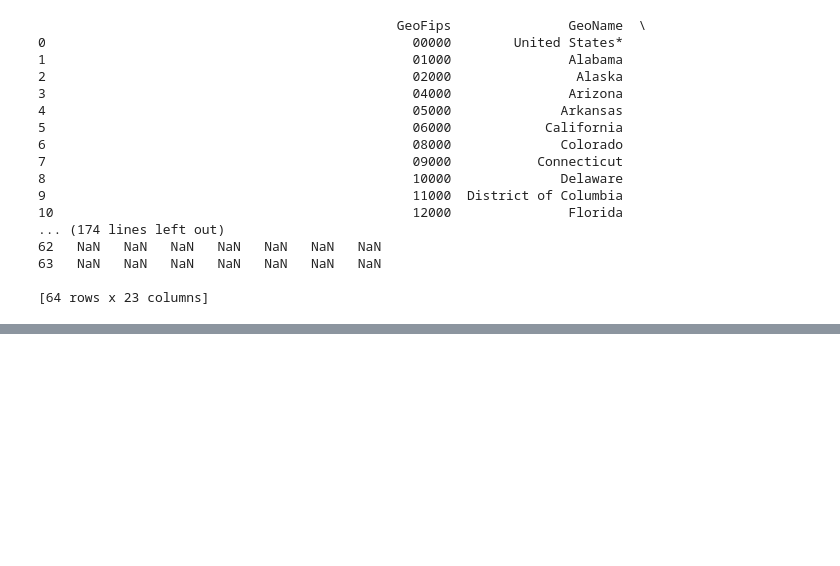
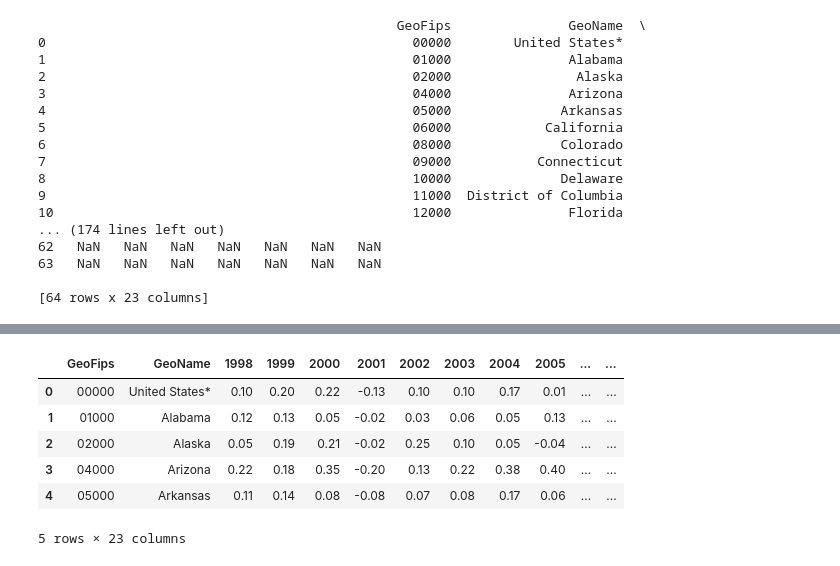
Before and after one commit to epayne323/ProjectOneRepo, a Jupyter notebook: Notebooks/Working_DataCleanup_RM.ipynb, the cells around one changed output, grey strips where cells are left out. Saved outputs shown, nothing was run; the diff lists cells and outputs as text; code cells hidden in the pictures; blank space fills up the shorter version.

```diff
--- a/Notebooks/Working_DataCleanup_RM.ipynb
+++ b/Notebooks/Working_DataCleanup_RM.ipynb
@@ -1030,0 +1072,3 @@ print(GDP_rec)
+# %%
+GDP_rec_df = GDP_rec_df[:-4]
+GDP_rec_df.count()
@@ -1030,0 +1093,10 @@ print(GDP_rec)
+# %%
+GDP_rec_df.head()
+# %% [output]
+|  | GeoFips | GeoName | 1998 | 1999 | 2000 | 2001 | 2002 | 2003 | 2004 | 2005 | ... | ... |
+| 0 | 00000 | United States* | 0.10 | 0.20 | 0.22 | -0.13 | 0.10 | 0.10 | 0.17 | 0.01 | ... | ... |
+| 1 | 01000 | Alabama | 0.12 | 0.13 | 0.05 | -0.02 | 0.03 | 0.06 | 0.05 | 0.13 | ... | ... |
+| 2 | 02000 | Alaska | 0.05 | 0.19 | 0.21 | -0.02 | 0.25 | 0.10 | 0.05 | -0.04 | ... | ... |
+| 3 | 04000 | Arizona | 0.22 | 0.18 | 0.35 | -0.20 | 0.13 | 0.22 | 0.38 | 0.40 | ... | ... |
+| 4 | 05000 | Arkansas | 0.11 | 0.14 | 0.08 | -0.08 | 0.07 | 0.08 | 0.17 | 0.06 | ... | ... |
+5 rows × 23 columns
```
Also changed, not shown: parts of 7 cells of this notebook, 1 other file.
